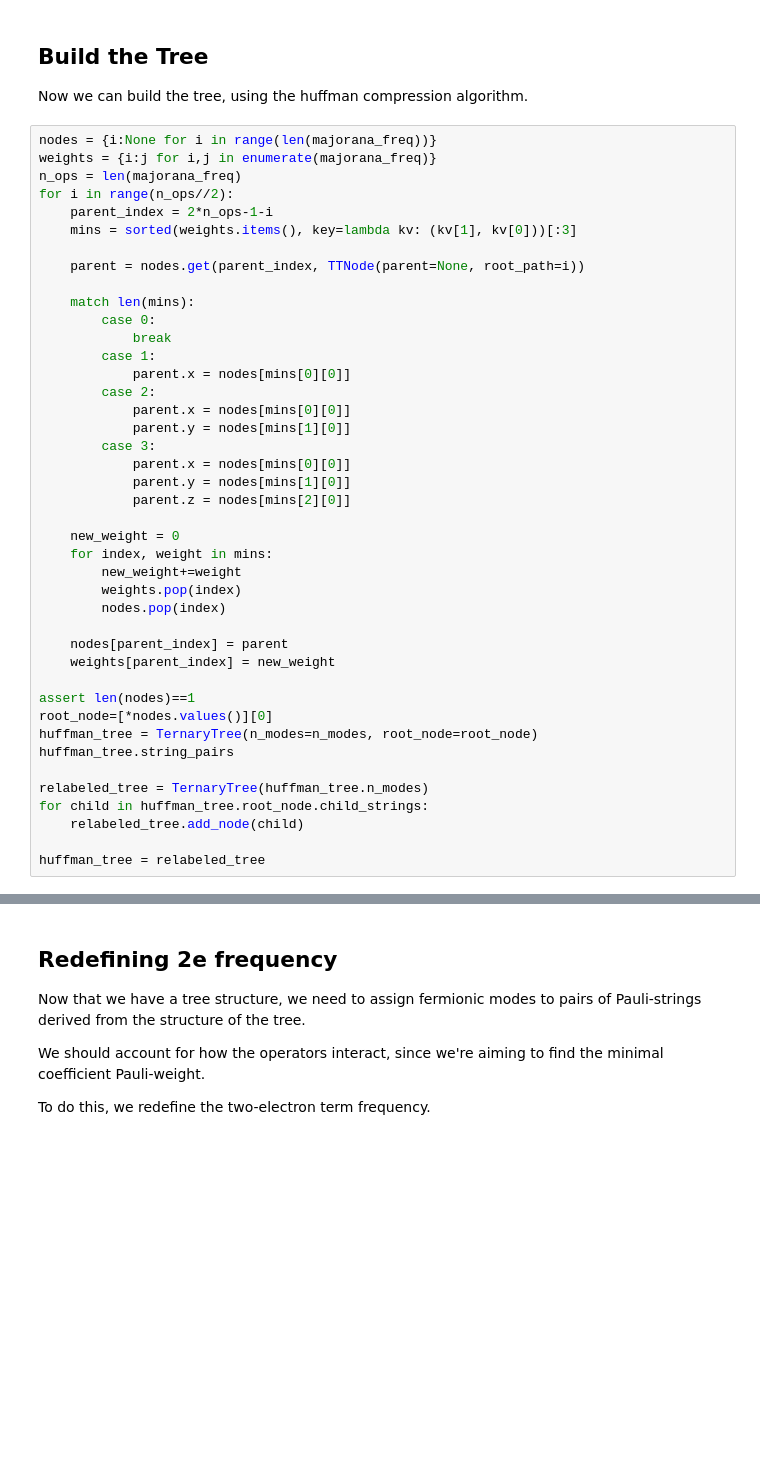
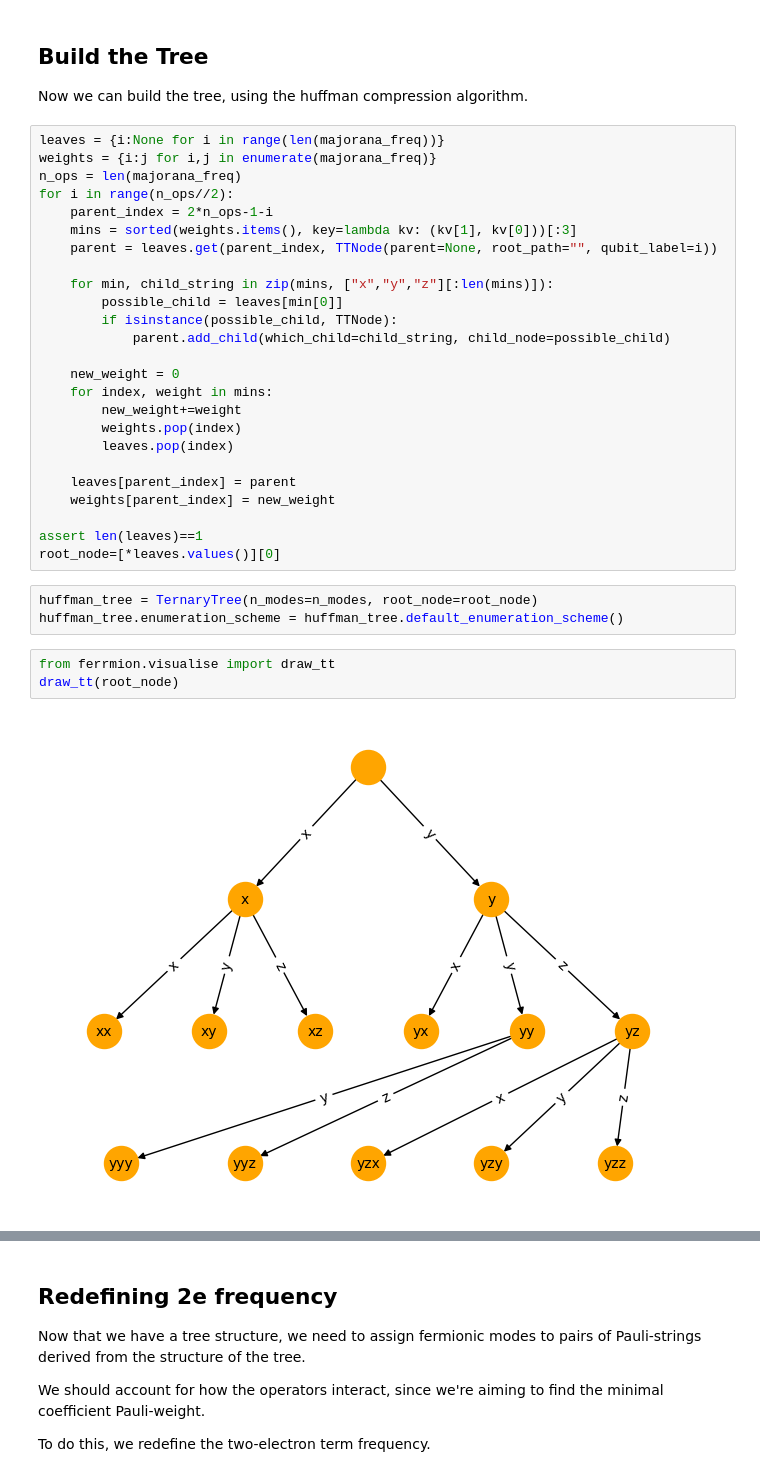
Before and after one commit to UCL-CCS/ferrmion, a Jupyter notebook: docs/source/notebooks/huffman.ipynb, the cells around one changed output, grey strips where cells are left out. Saved outputs shown, nothing was run; the diff lists cells and outputs as text; blank space fills up the shorter version.

```diff
--- a/docs/source/notebooks/huffman.ipynb
+++ b/docs/source/notebooks/huffman.ipynb
@@ -62,44 +62,35 @@ majorana_freq = majorana_freq.repeat(2)
 
 Now we can build the tree, using the huffman compression algorithm.
 # %%
-nodes = {i:None for i in range(len(majorana_freq))}
+leaves = {i:None for i in range(len(majorana_freq))}
 weights = {i:j for i,j in enumerate(majorana_freq)}
 n_ops = len(majorana_freq)
 for i in range(n_ops//2):
     parent_index = 2*n_ops-1-i
     mins = sorted(weights.items(), key=lambda kv: (kv[1], kv[0]))[:3]
+    parent = leaves.get(parent_index, TTNode(parent=None, root_path="", qubit_label=i))
 
-    parent = nodes.get(parent_index, TTNode(parent=None, root_path=i))
-
-    match len(mins):
-        case 0:
-            break
-        case 1:
-            parent.x = nodes[mins[0][0]]
-        case 2:
-            parent.x = nodes[mins[0][0]]
-            parent.y = nodes[mins[1][0]]
-        case 3:
-            parent.x = nodes[mins[0][0]]
-            parent.y = nodes[mins[1][0]]
-            parent.z = nodes[mins[2][0]]
+    for min, child_string in zip(mins, ["x","y","z"][:len(mins)]):
+        possible_child = leaves[min[0]]
+        if isinstance(possible_child, TTNode):
+            parent.add_child(which_child=child_string, child_node=possible_child)
 
     new_weight = 0
     for index, weight in mins:
         new_weight+=weight
         weights.pop(index)
-        nodes.pop(index)
+        leaves.pop(index)
 
-    nodes[parent_index] = parent
+    leaves[parent_index] = parent
     weights[parent_index] = new_weight
 
-assert len(nodes)==1
-root_node=[*nodes.values()][0]
-huffman_tree = TernaryTree(n_modes=n_modes, root_node=root_node)
-huffman_tree.string_pairs
-
-relabeled_tree = TernaryTree(huffman_tree.n_modes)
-for child in huffman_tree.root_node.child_strings:
-    relabeled_tree.add_node(child)
-
-huffman_tree = relabeled_tree
+assert len(leaves)==1
+root_node=[*leaves.values()][0]
+# %%
+huffman_tree = TernaryTree(n_modes=n_modes, root_node=root_node)
+huffman_tree.enumeration_scheme = huffman_tree.default_enumeration_scheme()
+# %%
+from ferrmion.visualise import draw_tt
+draw_tt(root_node)
+# %% [output]
+[figure, added]
```
Also changed, not shown: parts of 8 cells of this notebook, 5 other files.
